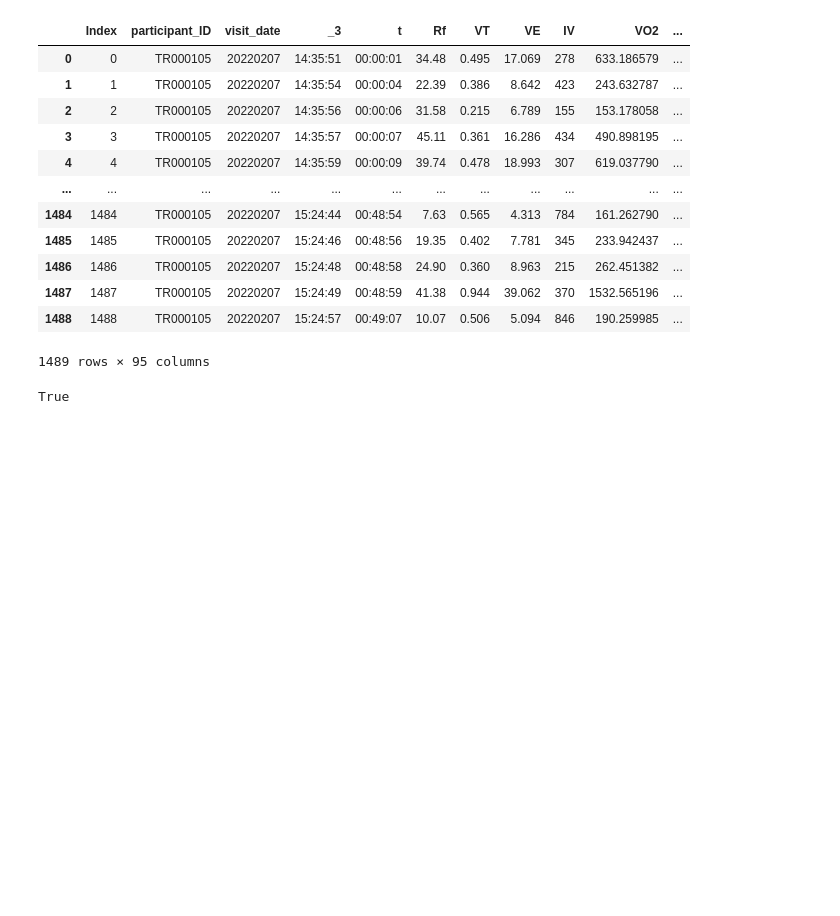
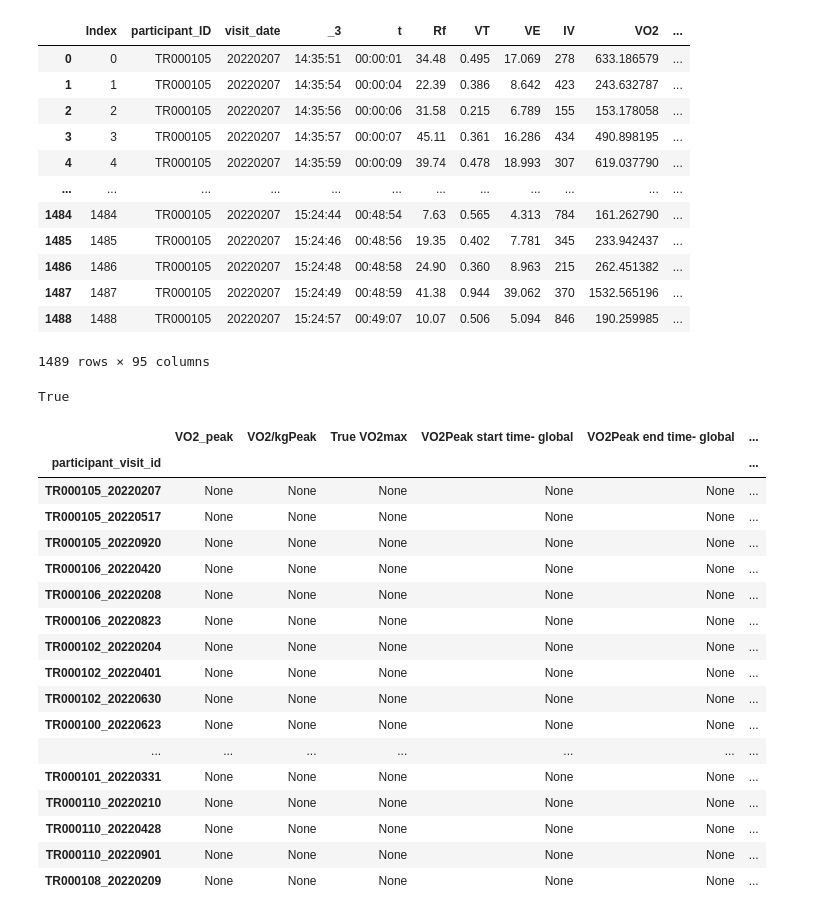
Before and after one commit to myschne/SI485Project, a Jupyter notebook: MIPACEFeatExt.ipynb, the cells around one changed output. Cells and saved outputs as stored; diff of their text form; code cells hidden in the pictures; blank space fills up the shorter version.

```diff
--- a/MIPACEFeatExt.ipynb
+++ b/MIPACEFeatExt.ipynb
@@ -73,3 +73,53 @@ def test_keys(df_dictionary):
 test_keys(participant_df)
 # %% [output]
 True
+# %%
+#Create Outcome DF
+def create_outcome_df(dictionary_df):
+    id_list = list(dictionary_df.keys())
+    result_df = pd.DataFrame({
+    "participant_visit_id": id_list,
+    "VO2_peak": None,
+    "VO2/kgPeak": None,
+    "True VO2max": None,
+    "VO2Peak start time- global": None,
+    "VO2Peak end time- global": None,
+    "VO2Peak start time- local": None,
+    "VO2Peak end time- local": None,
+    "RQPeak": None,
+    "HRPeak": None,
+    "GradePeak": None,
+    "SpeedPeak": None,
+    "MarkerPeak": None,
+    "EEMPeak": None,
+    "Fat%Peak": None,
+    "CHO%Peak": None,
+    "Lactate-VO2Peak": None,
+    "RPE-VO2peak": None,
+    })
+
+    # Set participant_id as the index
+    result_df.set_index("participant_visit_id", inplace=True)
+    return result_df
+create_outcome_df(participant_df)
+outcome_df = create_outcome_df(participant_df)
+outcome_df
+# %% [output]
+|  | VO2_peak | VO2/kgPeak | True VO2max | VO2Peak start time- global | VO2Peak end time- global | ... |
+| participant_visit_id |  |  |  |  |  | ... |
+| TR000105_20220207 | None | None | None | None | None | ... |
+| TR000105_20220517 | None | None | None | None | None | ... |
+| TR000105_20220920 | None | None | None | None | None | ... |
+| TR000106_20220420 | None | None | None | None | None | ... |
+| TR000106_20220208 | None | None | None | None | None | ... |
+| TR000106_20220823 | None | None | None | None | None | ... |
+| TR000102_20220204 | None | None | None | None | None | ... |
+| TR000102_20220401 | None | None | None | None | None | ... |
+| TR000102_20220630 | None | None | None | None | None | ... |
+| TR000100_20220623 | None | None | None | None | None | ... |
+| ... | ... | ... | ... | ... | ... | ... |
+| TR000101_20220331 | None | None | None | None | None | ... |
+| TR000110_20220210 | None | None | None | None | None | ... |
+| TR000110_20220428 | None | None | None | None | None | ... |
+| TR000110_20220901 | None | None | None | None | None | ... |
+| TR000108_20220209 | None | None | None | None | None | ... |
```
Also changed, not shown: parts of 4 cells of this notebook.
